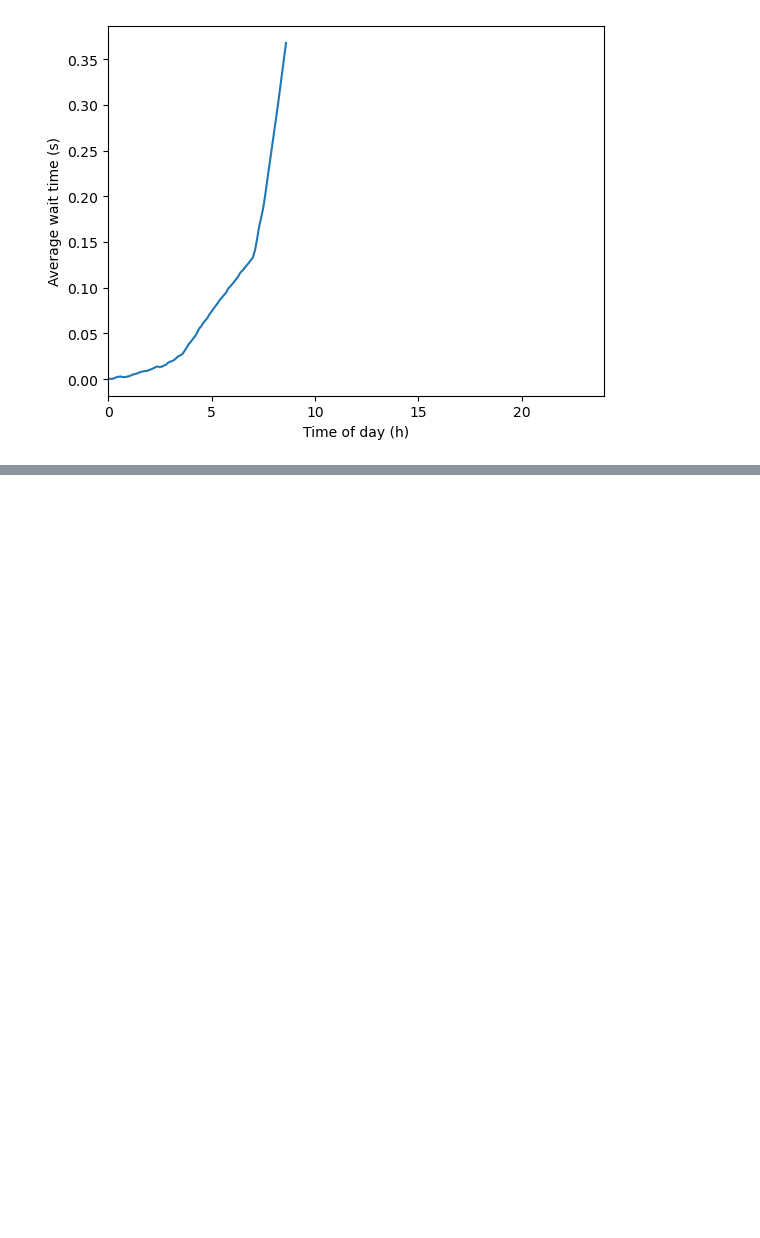
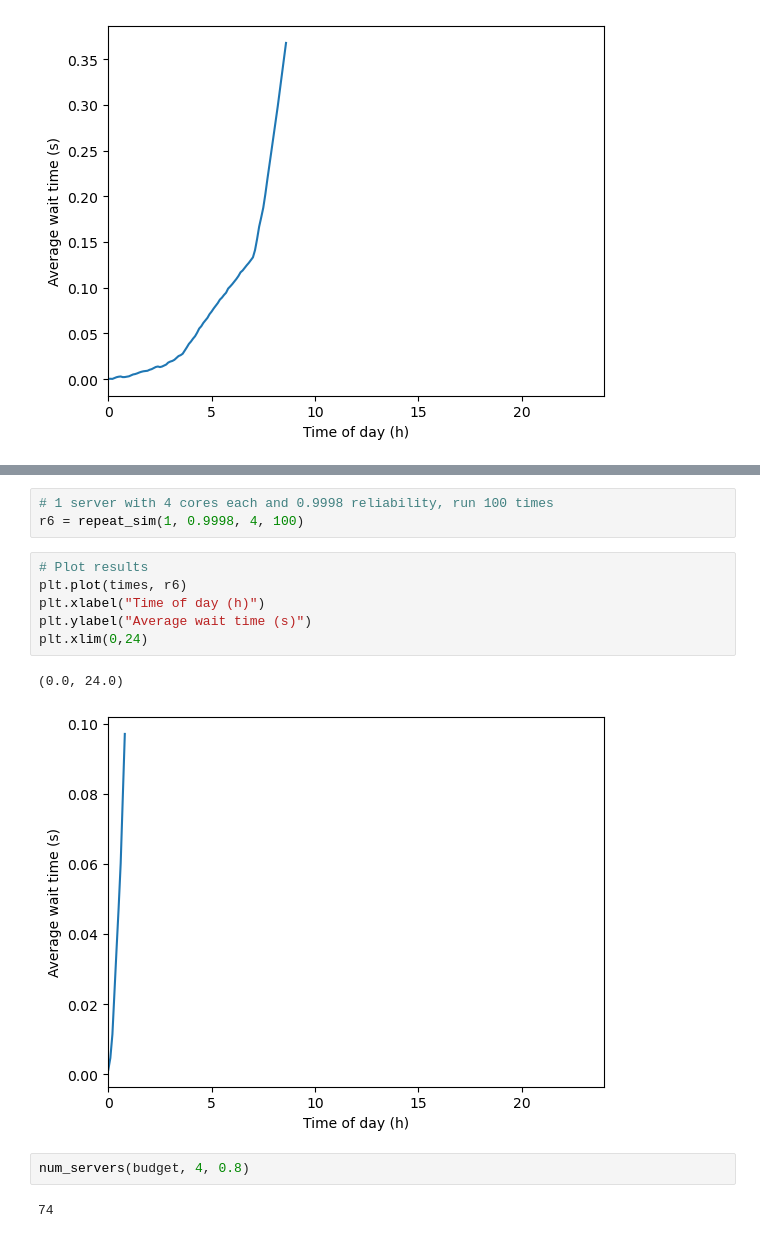
Before and after one commit to ReamG/am115_final, a Jupyter notebook: model.ipynb, the cells around one changed output, grey strips where cells are left out. Cells and saved outputs as stored; diff of their text form; blank space fills up the shorter version.

```diff
--- a/model.ipynb
+++ b/model.ipynb
@@ -169,0 +224,16 @@ plt.xlim(0,24)
+# %%
+# 1 server with 4 cores each and 0.9998 reliability, run 100 times
+r6 = repeat_sim(1, 0.9998, 4, 100)
+# %%
+# Plot results
+plt.plot(times, r6)
+plt.xlabel("Time of day (h)")
+plt.ylabel("Average wait time (s)")
+plt.xlim(0,24)
+# %% [output]
+(0.0, 24.0)
+[figure, added]
+# %%
+num_servers(budget, 4, 0.8)
+# %% [output]
+74
```
Also changed, not shown: parts of 14 cells of this notebook.
